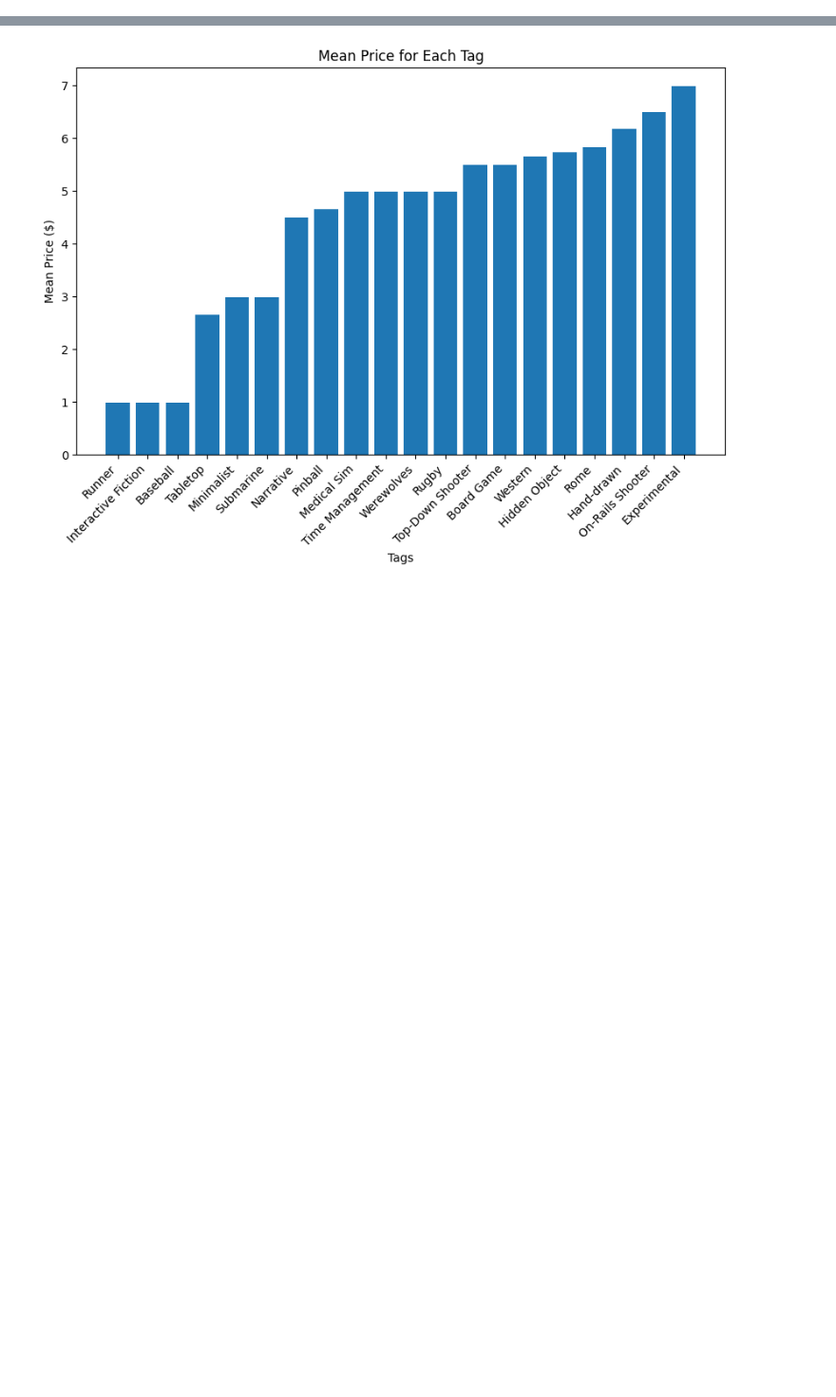
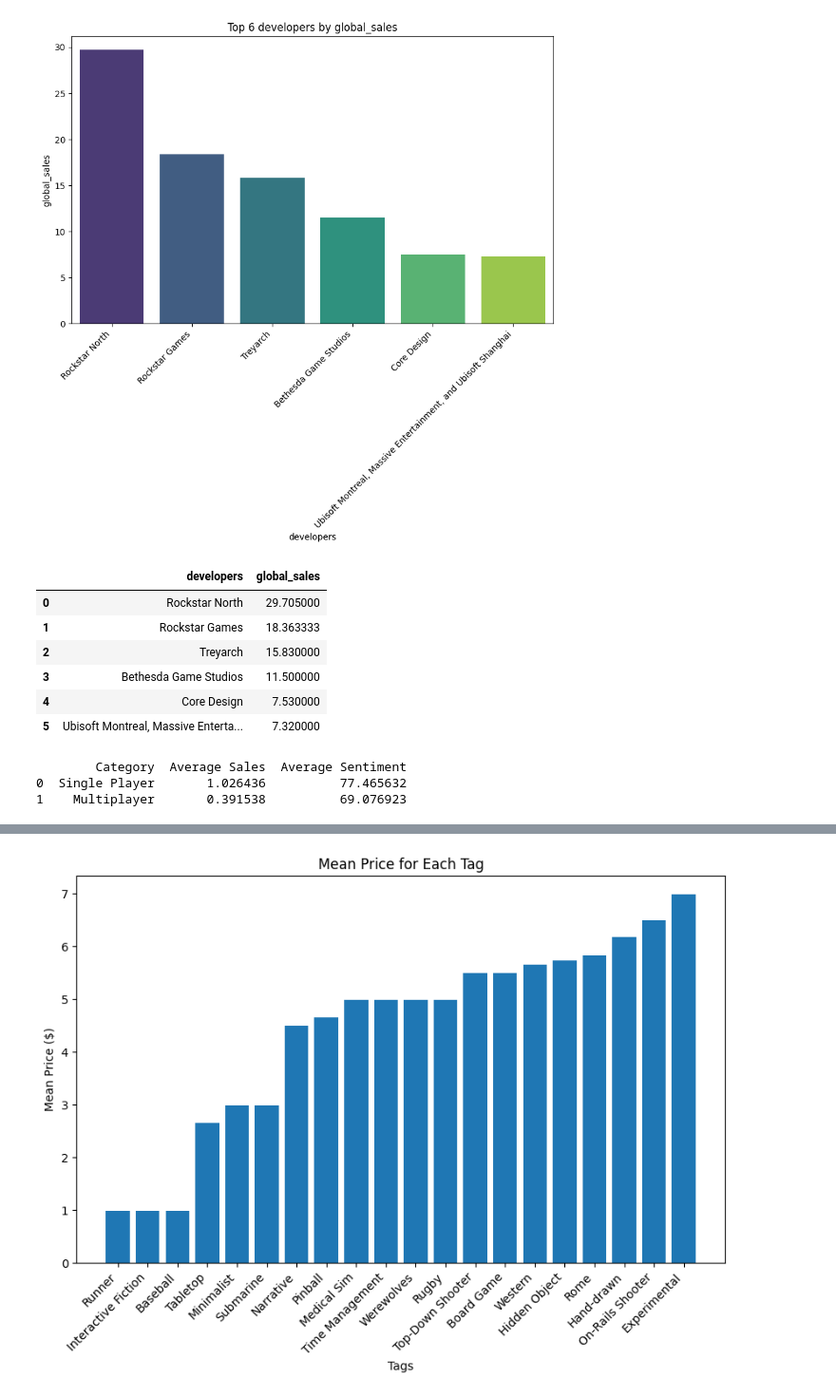
Before and after one commit to jbhiltscher/steam_project, a Jupyter notebook: SteamInsights/questions.ipynb, the cells around one changed output, grey strips where cells are left out. Shown: that part at 95% size. Cells and saved outputs as stored; diff of their text form; code cells hidden in the pictures; blank space fills up the shorter version.

Commit message:
added functions for analysis

```diff
--- a/SteamInsights/questions.ipynb
+++ b/SteamInsights/questions.ipynb
@@ -54,11 +56,25 @@ all_games = pd.read_csv('data/all_games_cleaned.csv')
 tags = pd.read_csv('data/tags.csv')
 # %%
 # which producers/developers have the highest priced games, highest reviewed, most sales?
-
 # use the analyze and graph functions here...
+top_n_values(all_games, column='developers', criteria='global_sales', top_n=6, plot=True)
+# %% [output]
+[figure, added]
+|  | developers | global_sales |
+| 0 | Rockstar North | 29.705000 |
+| 1 | Rockstar Games | 18.363333 |
+| 2 | Treyarch | 15.830000 |
+| 3 | Bethesda Game Studios | 11.500000 |
+| 4 | Core Design | 7.530000 |
+| 5 | Ubisoft Montreal, Massive Enterta... | 7.320000 |
 # %%
 # do single player games sell more than multiplayer games? rate better?
-
-# also call analyze function
+analysis_results = analyze_single_vs_multiplayer(all_games)
+print(analysis_results)
+analyze_single_vs_multiplayer()
+# %% [output]
+        Category  Average Sales  Average Sentiment
+0  Single Player       1.026436          77.465632
+1    Multiplayer       0.391538          69.076923
 # %%
 # what is the average price of an action game? adventure game? (not including free ones)
```
Also changed, not shown: parts of 3 cells of this notebook, 1 other file.
